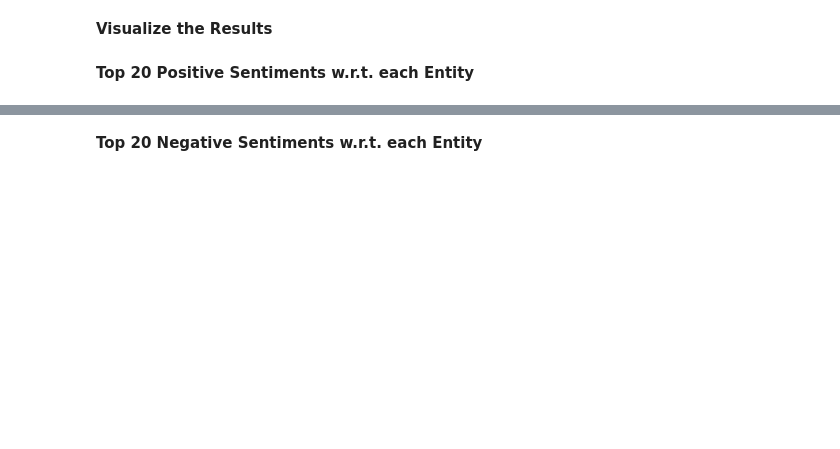
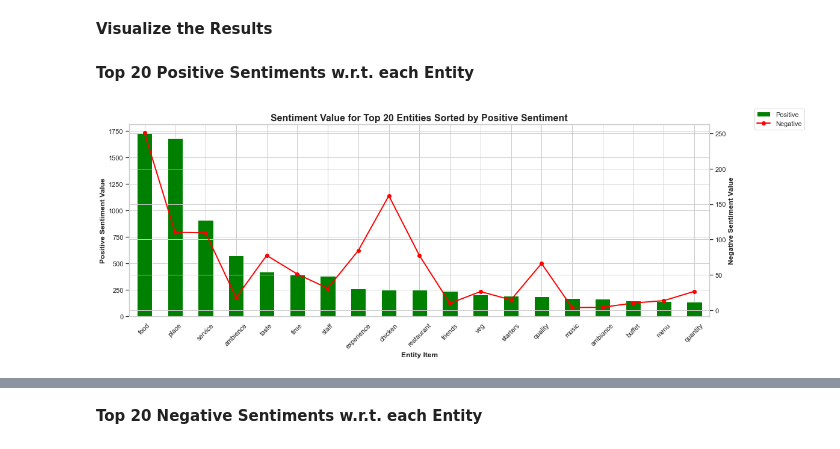
Before and after one commit to AimanSahay/ML-Project---Zomato-Restaurant-Clustering-and-Sentiment-Analysis, a Jupyter notebook: ML Project - Zomato Restaurant Clustering and Customer Sentiment Analysis.ipynb, the cells around one changed output, grey strips where cells are left out. Saved outputs shown, nothing was run; the diff lists cells and outputs as text; code cells hidden in the pictures; blank space fills up the shorter version.

```diff
--- a/ML Project - Zomato Restaurant Clustering and Customer Sentiment Analysis.ipynb
+++ b/ML Project - Zomato Restaurant Clustering and Customer Sentiment Analysis.ipynb
@@ -1669,0 +1888,3 @@ Answer Here.
+# %%
+x = pd.DataFrame({'A': [1,2,3,4], 'B': [['Cat1'], ['Cat1', 'Cat2'], ['Cat2', 'Cat3'], ['Cat4']]})
+x
@@ -1836,7 +2003,7 @@ Elapsed Time: 00:01:13
 from collections import defaultdict
 
 # Initialize dictionaries to hold the sum of values of sentiments for each food item
-sentiment_counts = defaultdict(lambda: {'positive': 0, 'negative': 0, 'neutral': 0})
+sentiment_counts = defaultdict(lambda: {'Positive': 0, 'Negative': 0, 'Neutral': 0})
 
 # Iterate over each review row
 for index, row in review_df.iterrows():
@@ -1845,8 +2012,6 @@ for index, row in review_df.iterrows():
     for item in row["Review_Entities"]:
         sentiment_counts[item][sentiment] += sentiment_score
 
-print(food_sentiment_counts)
-
 # Display cumulative sentiment score for each review entity.
 sentiment_counts_df = pd.DataFrame.from_dict(sentiment_counts, orient="index")
 sentiment_counts_df
@@ -1883,14 +2062,14 @@ def show_dual_axis_bar_line_plot(df, ax1_col, ax2_col, xlabel, ax1_ylabel, ax2_y
 
     # Line plot for negative values
     axes2 = axes.twinx()
-    df[ax2_col]*(-1 if ax2_negative else 1).plot(kind="line", ax=axes2, color="red", marker="o", linewidth=2, label=ax2_col)
+    (df[ax2_col]*(-1 if ax2_negative else 1)).plot(kind="line", ax=axes2, color="red", marker="o", linewidth=2, label=ax2_col)
 
     # Labels and Legend
     axes.set_xlabel(xlabel, fontweight="bold")
     axes.set_ylabel(ax1_ylabel, fontweight="bold")
-    axes2.set_ylabel(ax2_ylable, fontweight="bold")
+    axes2.set_ylabel(ax2_ylabel, fontweight="bold")
     axes.set_title(title, fontsize=16, fontweight="bold")
-    gid.legend(loc="upper right", bbox_to_anchor(1.1, 1))
+    fig.legend(loc="upper right", bbox_to_anchor=(1.1, 1))
     axes.set_xticklabels(xticklabels, rotation=45)
 
     # Show the plot
@@ -1900,14 +2079,16 @@ def show_dual_axis_bar_line_plot(df, ax1_col, ax2_col, xlabel, ax1_ylabel, ax2_y
 **Top 20 Positive Sentiments w.r.t. each Entity**
 # %%
 # Create a threshold to categorize sentiments as highly positive and then analyze attributes that led to the high positivity.
-pos_threshold = sentiment_counts_df["positive"].sort_values(ascending=False)[19]
+pos_threshold = sentiment_counts_df["Positive"].sort_values(ascending=False)[19]
 
 # Filter the DataFrame using the threshold.
-top_positive_sentiments_df = sentiment_counts_df[sentiment_counts_df["positive"] > threshold].\
-                            sort_values(by="positive", ascending=False)
+top_positive_sentiments_df = sentiment_counts_df[sentiment_counts_df["Positive"] > pos_threshold].\
+                            sort_values(by="Positive", ascending=False)
 # %%
 # Plot the top 20 positive sentiment values w.r.t each attribute.
 
-show_dual_axis_bar_line_plot(top_positive_sentiments_df, "positive", "negative", "Entity Item", "Positive Sentiment Value",\
+show_dual_axis_bar_line_plot(top_positive_sentiments_df, "Positive", "Negative", "Entity Item", "Positive Sentiment Value",\
                              "Negative Sentiment Value", "Sentiment Value for Top 20 Entities Sorted by Positive Sentiment",\
                             top_positive_sentiments_df.index, ax2_negative=True)
+# %% [output]
+[figure, added]
```
Also changed, not shown: parts of 37 cells of this notebook.
